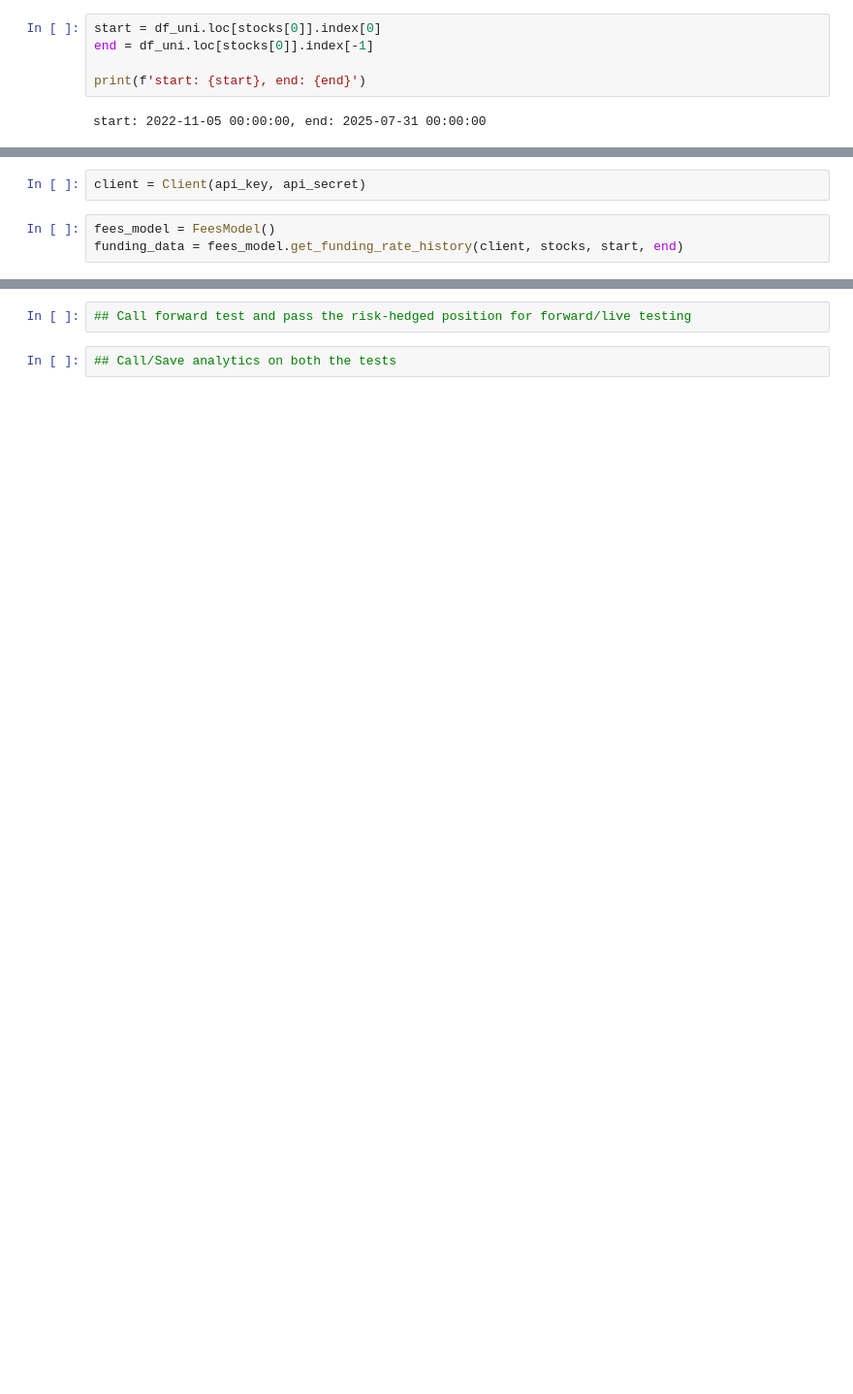
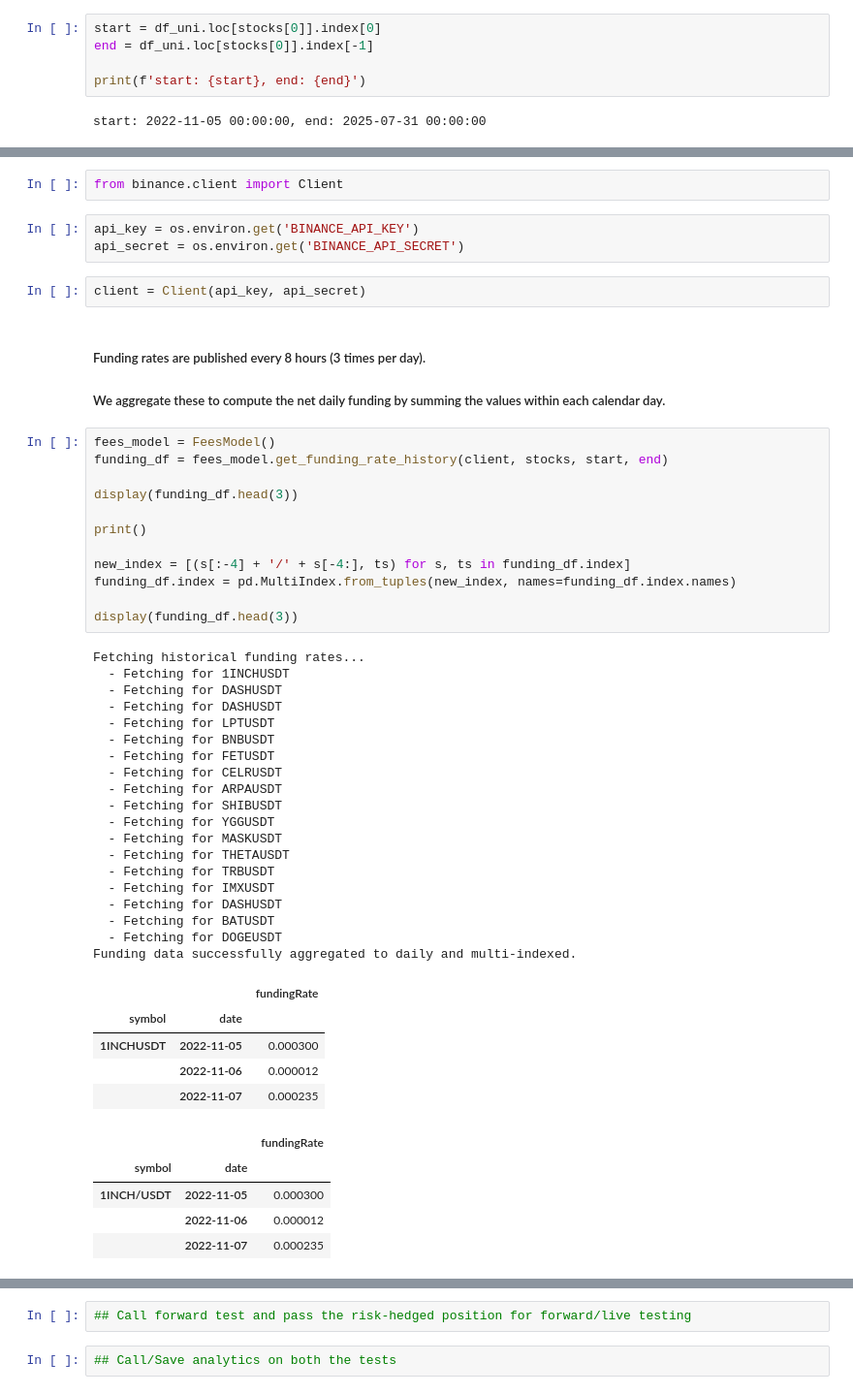
Before and after one commit to AlikMon88/ML-Pairs-Open, a Jupyter notebook: Research/research_v2.ipynb, the cells around one changed output, grey strips where cells are left out. Shown at 97% size. Drawn from its saved outputs; the diff is of its cells as text; blank space fills up the shorter version.

```diff
--- a/Research/research_v2.ipynb
+++ b/Research/research_v2.ipynb
@@ -440,5 +449,52 @@ ModuleNotFoundError: No module named 'binance'
+# %%
+from binance.client import Client
+# %%
+api_key = os.environ.get('BINANCE_API_KEY')
+api_secret = os.environ.get('BINANCE_API_SECRET')
 # %%
 client = Client(api_key, api_secret)
+# %% [markdown]
+##### Funding rates are published every 8 hours (3 times per day).
+##### We aggregate these to compute the net daily funding by summing the values within each calendar day.
 # %%
 fees_model = FeesModel()
-funding_data = fees_model.get_funding_rate_history(client, stocks, start, end)
+funding_df = fees_model.get_funding_rate_history(client, stocks, start, end)
+
+display(funding_df.head(3))
+
+print()
+
+new_index = [(s[:-4] + '/' + s[-4:], ts) for s, ts in funding_df.index]
+funding_df.index = pd.MultiIndex.from_tuples(new_index, names=funding_df.index.names)
+
+display(funding_df.head(3))
+# %% [output]
+Fetching historical funding rates...
+  - Fetching for 1INCHUSDT
+  - Fetching for DASHUSDT
+  - Fetching for DASHUSDT
+  - Fetching for LPTUSDT
+  - Fetching for BNBUSDT
+  - Fetching for FETUSDT
+  - Fetching for CELRUSDT
+  - Fetching for ARPAUSDT
+  - Fetching for SHIBUSDT
+  - Fetching for YGGUSDT
+  - Fetching for MASKUSDT
+  - Fetching for THETAUSDT
+  - Fetching for TRBUSDT
+  - Fetching for IMXUSDT
+  - Fetching for DASHUSDT
+  - Fetching for BATUSDT
+  - Fetching for DOGEUSDT
+Funding data successfully aggregated to daily and multi-indexed.
+|  |  | fundingRate |
+| symbol | date |  |
+| 1INCHUSDT | 2022-11-05 | 0.000300 |
+|  | 2022-11-06 | 0.000012 |
+|  | 2022-11-07 | 0.000235 |
+|  |  | fundingRate |
+| symbol | date |  |
+| 1INCH/USDT | 2022-11-05 | 0.000300 |
+|  | 2022-11-06 | 0.000012 |
+|  | 2022-11-07 | 0.000235 |
```
Also changed, not shown: parts of 19 cells of this notebook, 2 other files.
